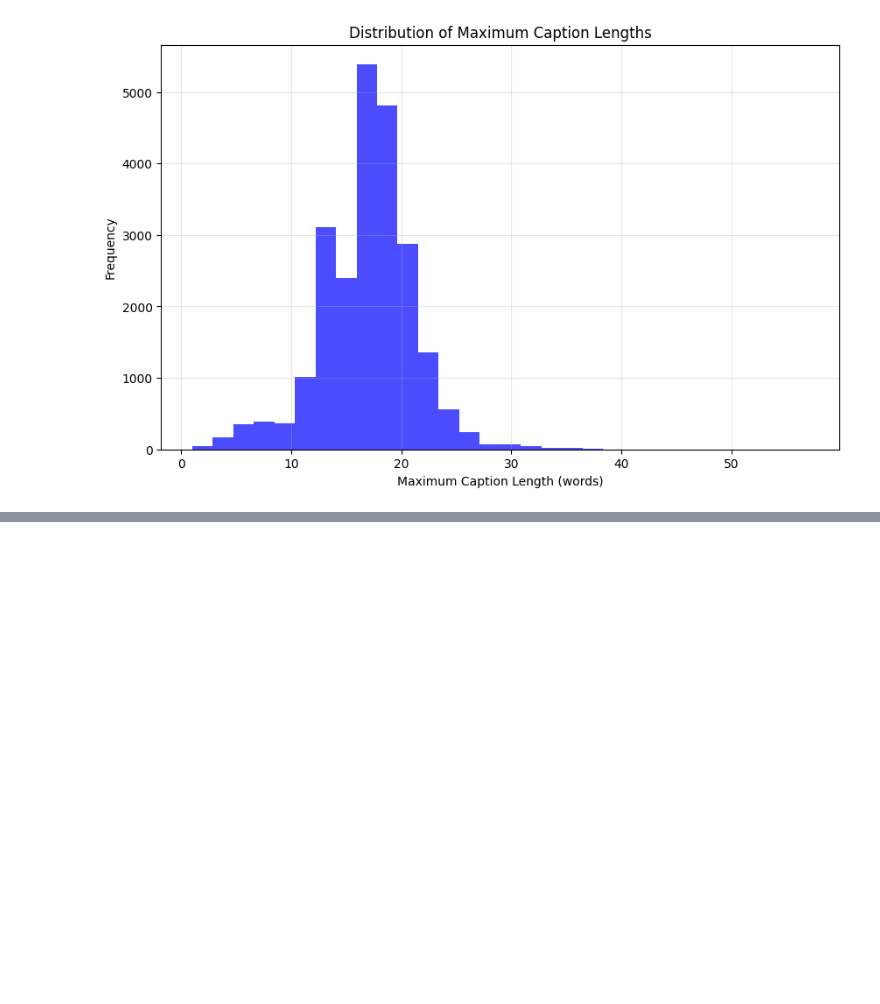
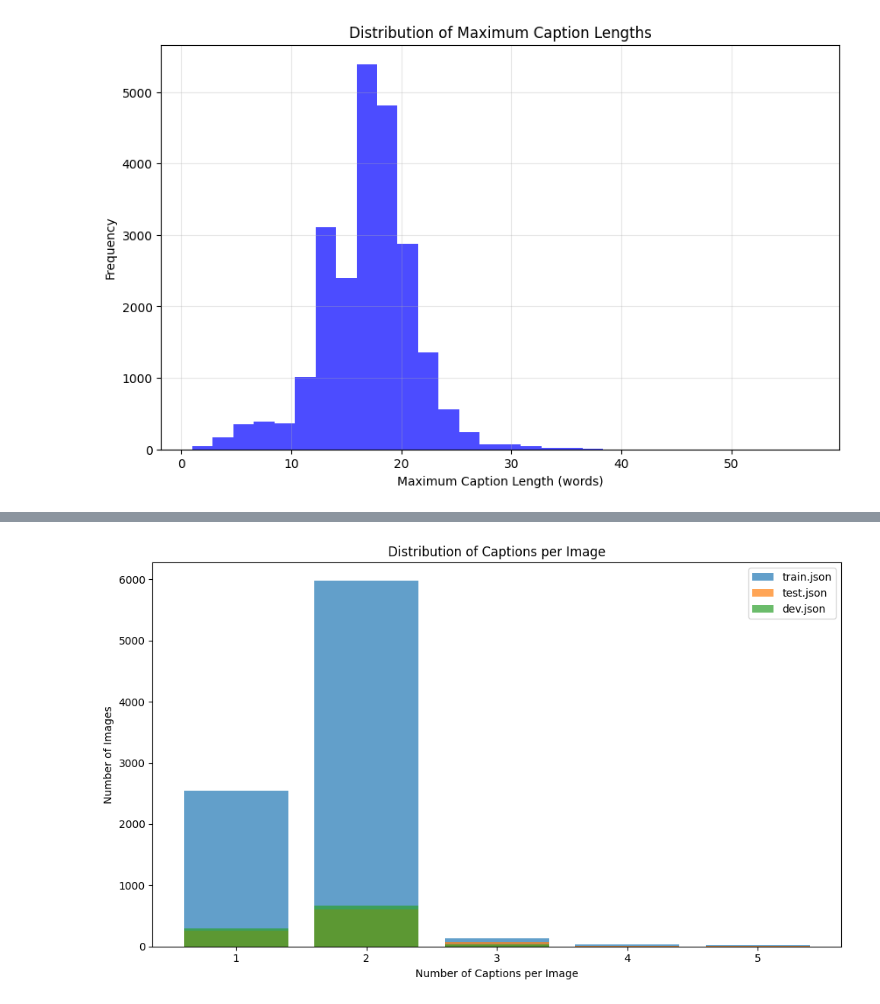
Before and after one commit to huyqcl377/TuningModels, a Jupyter notebook: datasplit.ipynb, the cells around one changed output, grey strips where cells are left out. Saved outputs shown, nothing was run; the diff lists cells and outputs as text; code cells hidden in the pictures; blank space fills up the shorter version.

Commit message:
chore: update json

```diff
--- a/datasplit.ipynb
+++ b/datasplit.ipynb
@@ -518,0 +635,81 @@ Standard deviation of maximum caption lengths: 4.18 words
+# %%
+# Check image-text pairs in all JSON files
+import json
+import os
+from tqdm import tqdm
+import matplotlib.pyplot as plt
+
+def analyze_image_text_pairs(json_file_path):
+    """
+    Analyze image-text pairs in a JSON file.
+    Returns the number of images, captions, and captions per image statistics.
+    """
+    try:
+        with open(json_file_path, 'r', encoding='utf-8') as f:
+            data = json.load(f)
+
+        # Count images and captions
+        image_to_captions = {}
+        for item in data:
+            if 'image_path' in item and 'caption' in item:
+                image_path = item['image_path']
+                if image_path not in image_to_captions:
+                    image_to_captions[image_path] = []
+                image_to_captions[image_path].append(item['caption'])
+
+        # Calculate statistics
+        num_images = len(image_to_captions)
+        num_captions = sum(len(captions) for captions in image_to_captions.values())
+        captions_per_image = [len(captions) for captions in image_to_captions.values()]
+
+        return {
+            'num_images': num_images,
+            'num_captions': num_captions,
+            'avg_captions_per_image': num_captions / num_images if num_images > 0 else 0,
+            'min_captions': min(captions_per_image) if captions_per_image else 0,
+            'max_captions': max(captions_per_image) if captions_per_image else 0,
+            'captions_distribution': captions_per_image
+        }
+    except Exception as e:
+        print(f"Error processing {json_file_path}: {e}")
+        return None
+
+# Directory containing JSON files
+json_dir = '/home/researcher/huypq69/2ndrun/TuningModels/refined_json'
+json_files = [os.path.join(json_dir, f) for f in os.listdir(json_dir) if f.endswith('.json')]
+
+# Analyze each JSON file
+results = {}
+for json_file in tqdm(json_files, desc="Processing JSON files"):
+    file_name = os.path.basename(json_file)
+    results[file_name] = analyze_image_text_pairs(json_file)
+
+# Print results
+print("\nImage-Text Pair Analysis:")
+for file_name, stats in results.items():
+    if stats:
+        print(f"\n{file_name}:")
+        print(f"  Number of unique images: {stats['num_images']}")
+        print(f"  Total number of captions: {stats['num_captions']}")
+        print(f"  Average captions per image: {stats['avg_captions_per_image']:.2f}")
+        print(f"  Min captions per image: {stats['min_captions']}")
+        print(f"  Max captions per image: {stats['max_captions']}")
+
+# Visualize caption distribution
+plt.figure(figsize=(10, 6))
+for file_name, stats in results.items():
+    if stats and stats['captions_distribution']:
+        # Count frequency of each number of captions
+        from collections import Counter
+        distribution = Counter(stats['captions_distribution'])
+        x = sorted(distribution.keys())
+        y = [distribution[k] for k in x]
+        plt.bar([str(i) for i in x], y, label=file_name, alpha=0.7)
+
+plt.xlabel('Number of Captions per Image')
+plt.ylabel('Number of Images')
+plt.title('Distribution of Captions per Image')
+plt.legend()
+plt.tight_layout()
+plt.show()
+# %% [output]
@@ -518,0 +733 @@ Standard deviation of maximum caption lengths: 4.18 words
+[figure, added]
```
Also changed, not shown: parts of 2 cells of this notebook, 3 other files.
